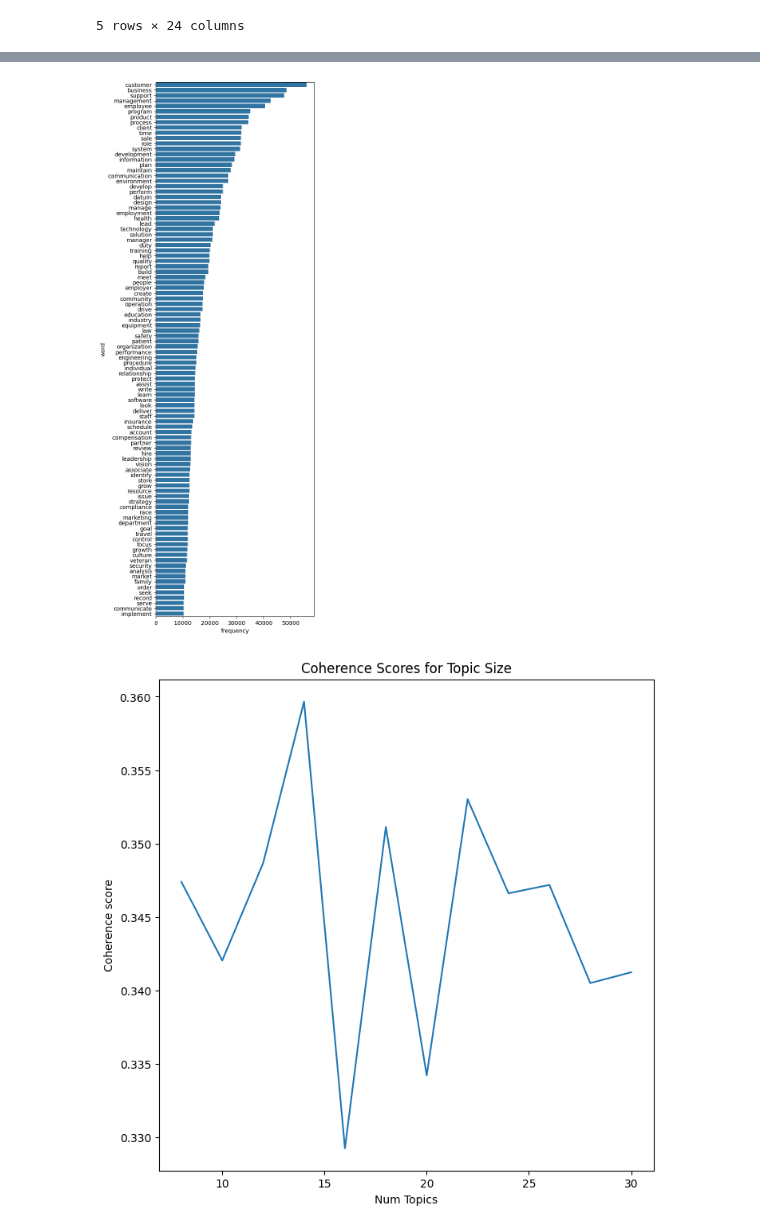
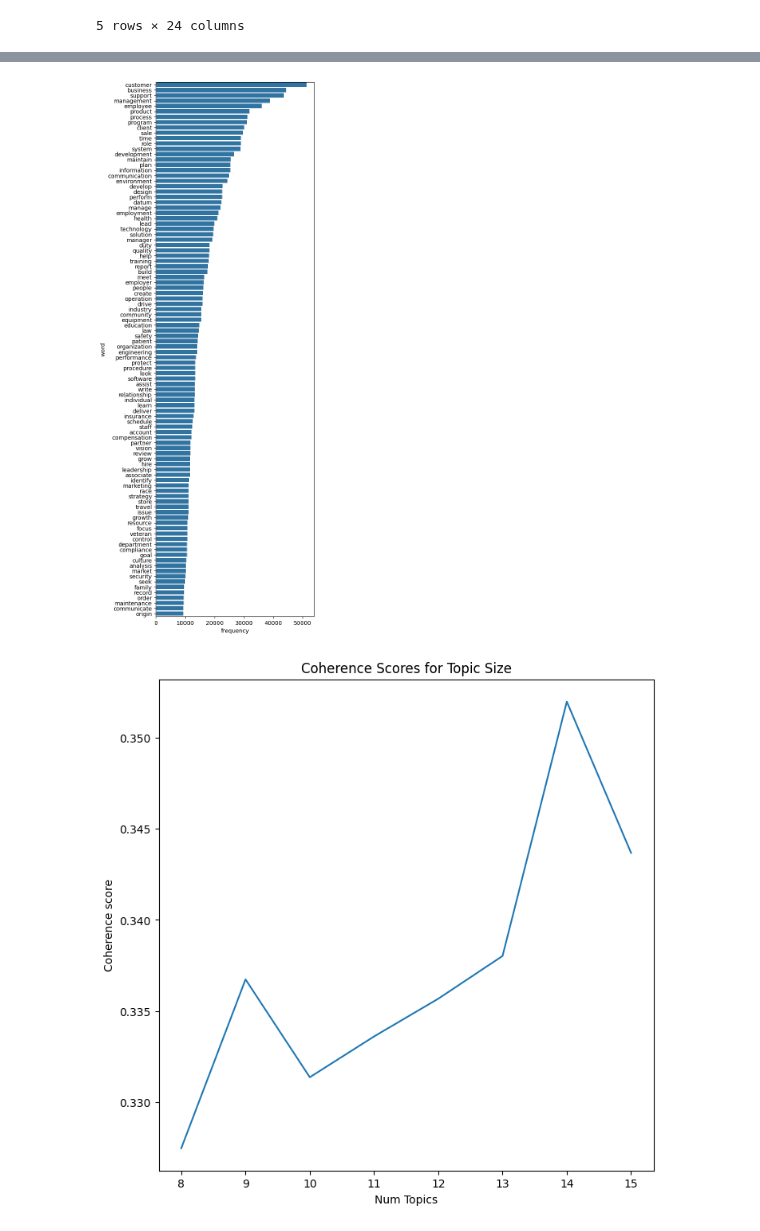
Before and after one commit to Qubi0-0/LinkedInJobSalaryPredict, a Jupyter notebook: job_titles_modeling.ipynb, the cells around one changed output, grey strips where cells are left out. Cells and saved outputs as stored; diff of their text form; code cells hidden in the pictures.

Commit message:
Reduce words to analysis for model

```diff
--- a/job_titles_modeling.ipynb
+++ b/job_titles_modeling.ipynb
@@ -23,5 +41,6 @@ documents = list(tqdm(nlp.pipe(descriptions, n_process=12), total=len(descriptio
 # %%
 from gensim.corpora import Dictionary
+from spacy.lang.en.stop_words import STOP_WORDS
 
 stop_words = list("\n firm type diploma closing date send level space job offer company firms oct connect jobs \
                   fcfa price spaces articles tax year cv job interview motivation letter advice questions mail \
@@ -31,8 +50,26 @@ stop_words = list("\n firm type diploma closing date send level space job offer
                   use care base pay position include requirement responsibility degree qualification member qualification \
                   apply application office candidate day make provide policy life applicant value part practice hour range \
                   area assign join relate change follow standard salary prefer function career regard field take age identity \
-                  problem project service religion receive state tool description".split())
+                  problem project service religion receive state tool description â€œhand".split())
+stop_words += list(STOP_WORDS)
+stop_words = set(stop_words)
 
 texts = [[word.lemma_ for word in doc if (word.pos_ in ['NOUN', 'VERB']) and (word.lemma_ not in stop_words)] for doc in tqdm(documents)]
-dictionary = Dictionary(tqdm(texts))
-corpus = [dictionary.doc2bow(text) for text in tqdm(texts)]
+# %%
+import seaborn as sns
+import numpy as np
+
+words_popularity_df = pd.DataFrame.from_records([{'id': i, 'word': word} for doc in texts for i, word in enumerate(doc)])
+words_popularity_df = words_popularity_df.drop_duplicates(subset=['id', 'word'])
+words_popularity_df = words_popularity_df.groupby(['word']).count().sort_values(by='id', ascending=False)
+words_popularity_df['doc_perc'] = words_popularity_df['id'] / len(texts)
+
+n_words_to_keep = 10000
+min_doc_perc_limit = words_popularity_df['doc_perc'].quantile(1 - n_words_to_keep/len(words_popularity_df))
+print('Words count: ', len(words_popularity_df))
+print('Min word document popularity limit: ', min_doc_perc_limit)
+sns.displot(words_popularity_df, x='doc_perc', bins=100)
+plt.axvline(min_doc_perc_limit, linestyle='dashed', c='r', label='Min word document popularity limit')
+plt.yscale('log')
+plt.legend()
+plt.show()
@@ -39,9 +80,12 @@ corpus = [dictionary.doc2bow(text) for text in tqdm(texts)]
+# %%
+words_to_keep = set(words_popularity_df[words_popularity_df['doc_perc'] >= min_doc_perc_limit].index.values)
+texts = [[word for word in doc if word in words_to_keep] for doc in tqdm(texts)]
+dictionary = Dictionary(tqdm(texts))
+corpus = [dictionary.doc2bow(text) for text in tqdm(texts)]
 # %%
 import pandas as pd
-import matplotlib.pyplot as plt
-import seaborn as sns
 
-bag_of_words_df = pd.DataFrame.from_records([{'word': dictionary[id], 'frequency': freq} for doc in corpus for id, freq in doc])
+bag_of_words_df = pd.DataFrame.from_records([{'word': dictionary[id], 'frequency': freq, 'id': i} for doc in corpus for i, (id, freq) in enumerate(doc)])
 bag_of_words_df = bag_of_words_df.groupby('word').sum().sort_values('frequency', ascending=False)
 bag_of_words_df.reset_index(inplace=True)
 
@@ -49,48 +93,44 @@ plt.figure(figsize=(5, 17))
 sns.barplot(x='frequency', y='word', data=bag_of_words_df.head(100))
 plt.show()
 # %% [output]
-[figure, old version]
+[figure, new version]
 # %%
 import matplotlib.pyplot as plt
 
 from gensim.models import LdaMulticore, CoherenceModel
 
-def compute_coherence_values(corpus, dictionary, texts, end, start=2, step=3):
-
+def compute_lda(corpus, dictionary, texts, num_topics):
     coherence_values = []
     model_list = []
 
-    for num_topics in tqdm(range(start, end, step)):
-
-        # Build LDA model
+    for num_topics in tqdm(num_topics):
         lda_model = LdaMulticore(corpus=corpus,
                                 id2word=dictionary,
                                 num_topics=num_topics,
                                 random_state=123,
                                 chunksize=100,
                                 per_word_topics=True)
         model_list.append(lda_model)
 
-        # Compute Coherence Score
         coherence_model_lda = CoherenceModel(model=lda_model, texts=texts, dictionary=dictionary, coherence='c_v')
         coherence_values.append(coherence_model_lda.get_coherence())
 
     return model_list, coherence_values
 
-start=8; end=32; step=2
-#Prior investigation has narrowed down the search to between 8 and 15 topics
-model_list, coherence_values = compute_coherence_values(corpus, dictionary, texts, start=start, end=end, step=step)
+start=8; end=16; step=1
+num_topics = list(range(start, end, step))
+model_list, coherence_values = compute_lda(corpus, dictionary, texts, num_topics)
 
 # Show graph
 x = range(start, end, step)
 ax = plt.subplots(figsize=(8,8))
 plt.plot(x, coherence_values)
 plt.xlabel("Num Topics")
 plt.ylabel("Coherence score")
 plt.title('Coherence Scores for Topic Size')
 plt.show()
 # %% [output]
-[figure, old version]
+[figure, new version]
 # %%
 import pyLDAvis
 import pyLDAvis.gensim_models
```
Also changed, not shown: parts of 3 cells of this notebook.
